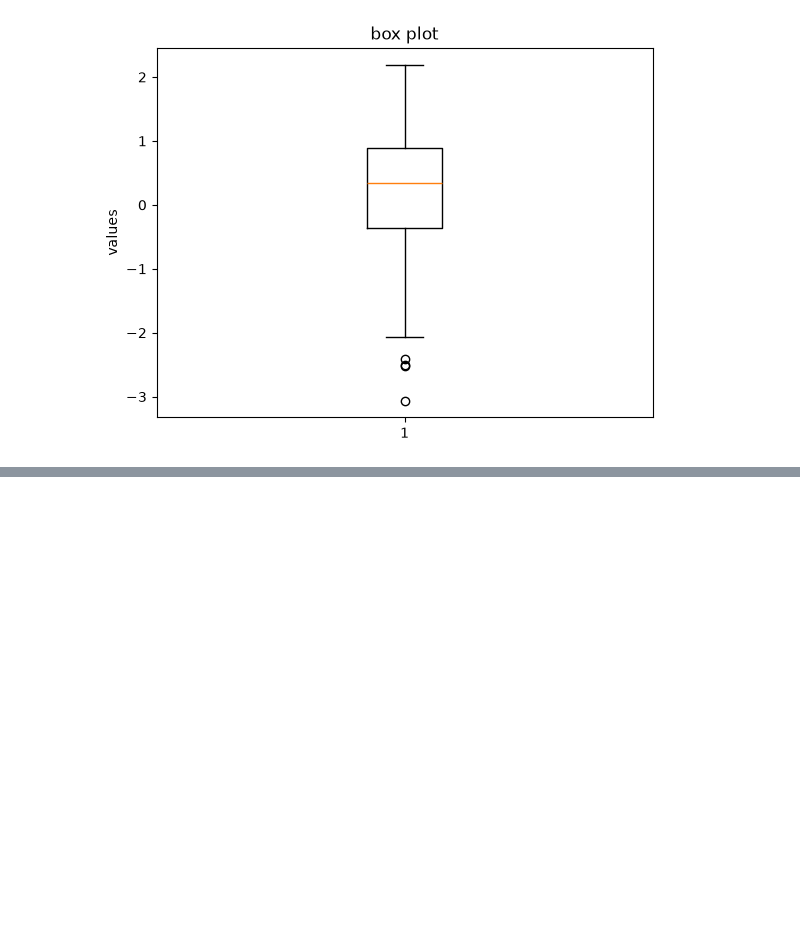
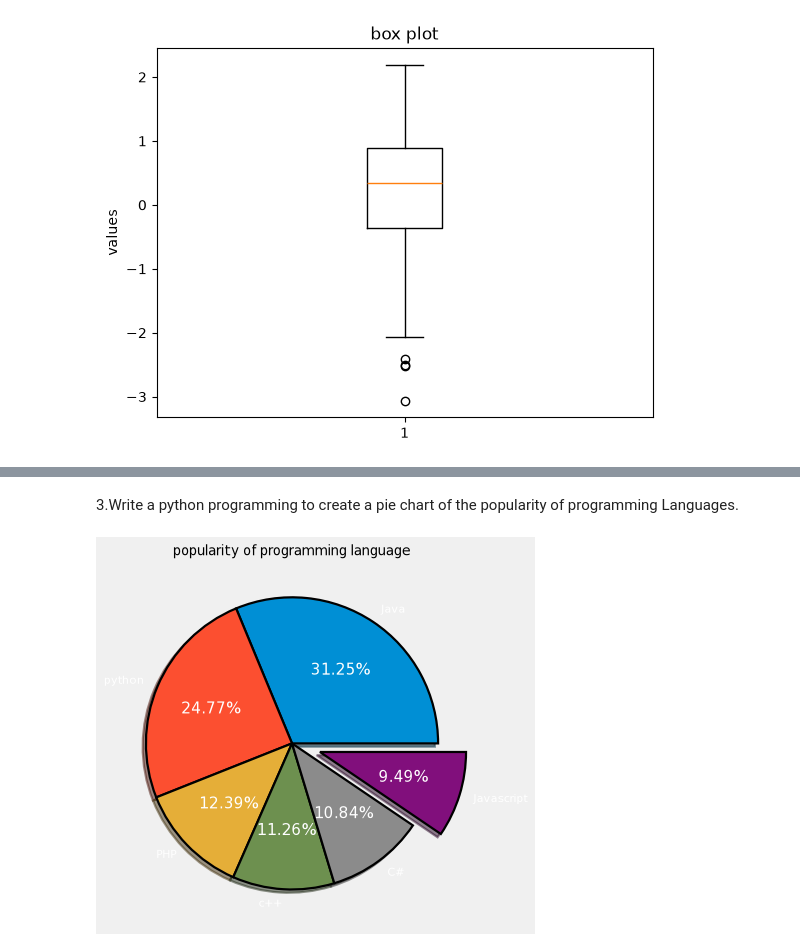
Before and after one commit to shimnasherin73/python-basics, a Jupyter notebook: matplotlib.ipynb, the cells around one changed output, grey strips where cells are left out. Drawn from its saved outputs; the diff is of its cells as text; code cells hidden in the pictures; blank space fills up the shorter version.

```diff
--- a/matplotlib.ipynb
+++ b/matplotlib.ipynb
@@ -560,0 +589,15 @@ plt.show()
+# %% [markdown]
+3.Write a python programming to create a pie chart of the popularity of programming Languages.
+# %%
+import matplotlib.pyplot as plt
+Languages =['Java','python','PHP','c++','C#','Javascript']
+popularity = [22.2, 17.6, 8.8, 8.0, 7.7, 6.74]
+#col=['red','blue','pink','teal','orange','yellow']
+
+explodes=[0,0,0,0,0,0.2]
+plt.pie(popularity,labels=Languages,wedgeprops={'linewidth':2,'edgecolor':'black'},explode=explodes,shadow=True,autopct='%.2f%%')
+plt.title('popularity of programming language',color='black')
+plt.style.use('fast')
+plt.show()
+# %% [output]
+[figure, added]
```
Also changed, not shown: parts of 15 cells of this notebook.
